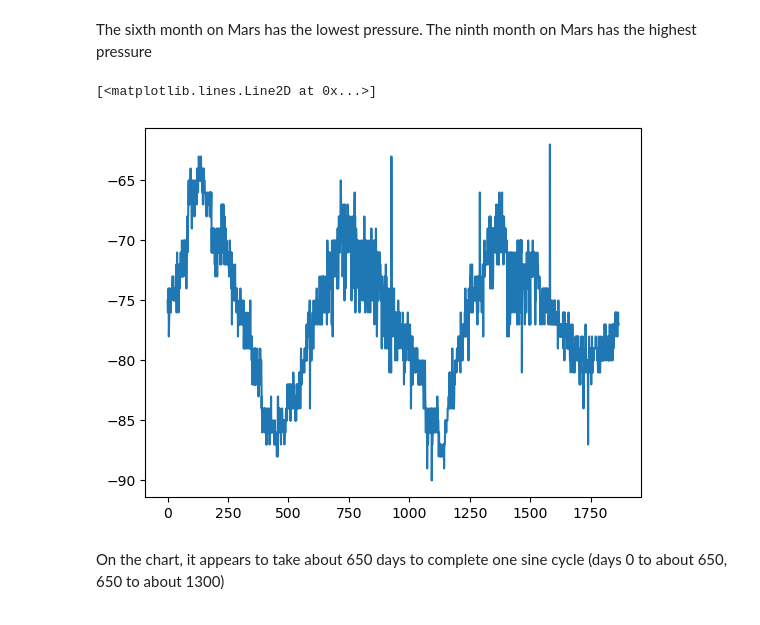
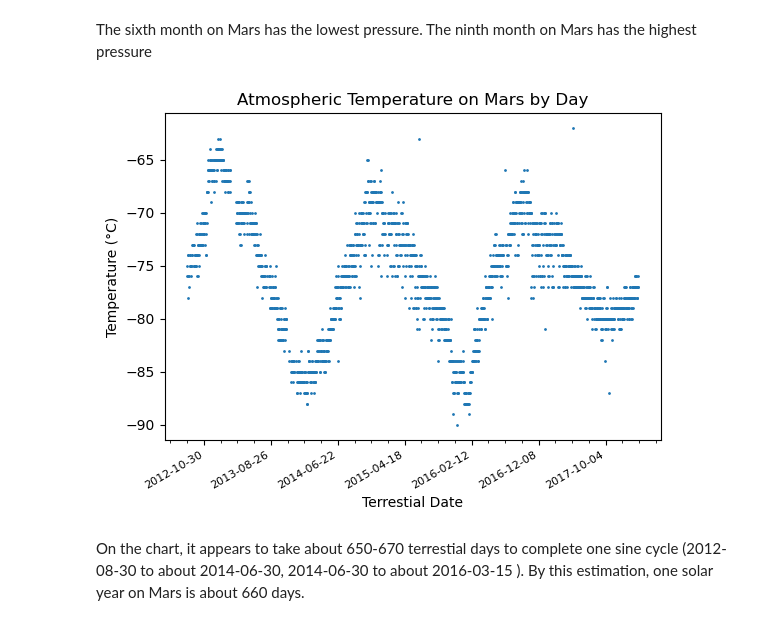
Before and after one commit to statocat/UNCBC-HW11-WebScraping, a Jupyter notebook: mars_data_challenge_part_2.ipynb, the cells around one changed output. Cells and saved outputs as stored; diff of their text form; code cells hidden in the pictures.

```diff
--- a/mars_data_challenge_part_2.ipynb
+++ b/mars_data_challenge_part_2.ipynb
@@ -106,9 +127,21 @@ plt.ylim(700,950)
 # %% [markdown]
 The sixth month on Mars has the lowest pressure. The ninth month on Mars has the highest pressure
-# %%
-plt.plot(df['min_temp'])
-# %% [output]
-[<matplotlib.lines.Line2D at 0x...>]
-[figure, removed]
+# %%
+plt.scatter(x=df['terrestrial_date'],y=df['min_temp'],s=1)
+plt.xlabel('Terrestial Date')
+plt.ylabel('Temperature (°C)')
+plt.title('Atmospheric Temperature on Mars by Day')
+
+ax = plt.gca()
+
+# change tick frequency and formatting
+ax.xaxis.set_major_locator(mdates.DayLocator(interval=300))
+ax.xaxis.set_major_formatter(mdates.DateFormatter('%Y-%m-%d'))
+ax.xaxis.set_minor_locator(AutoMinorLocator())
+ax.xaxis.set_tick_params(labelsize=8)
+plt.gcf().autofmt_xdate()
+plt.show()
+# %% [output]
+[figure, added]
 # %% [markdown]
-On the chart, it appears to take about 650 days to complete one sine cycle (days 0 to about 650, 650 to about 1300)
+On the chart, it appears to take about 650-670 terrestial days to complete one sine cycle (2012-08-30 to about 2014-06-30, 2014-06-30 to about 2016-03-15 ). By this estimation, one solar year on Mars is about 660 days.
```
Also changed, not shown: parts of 13 cells of this notebook, 1 other file.
